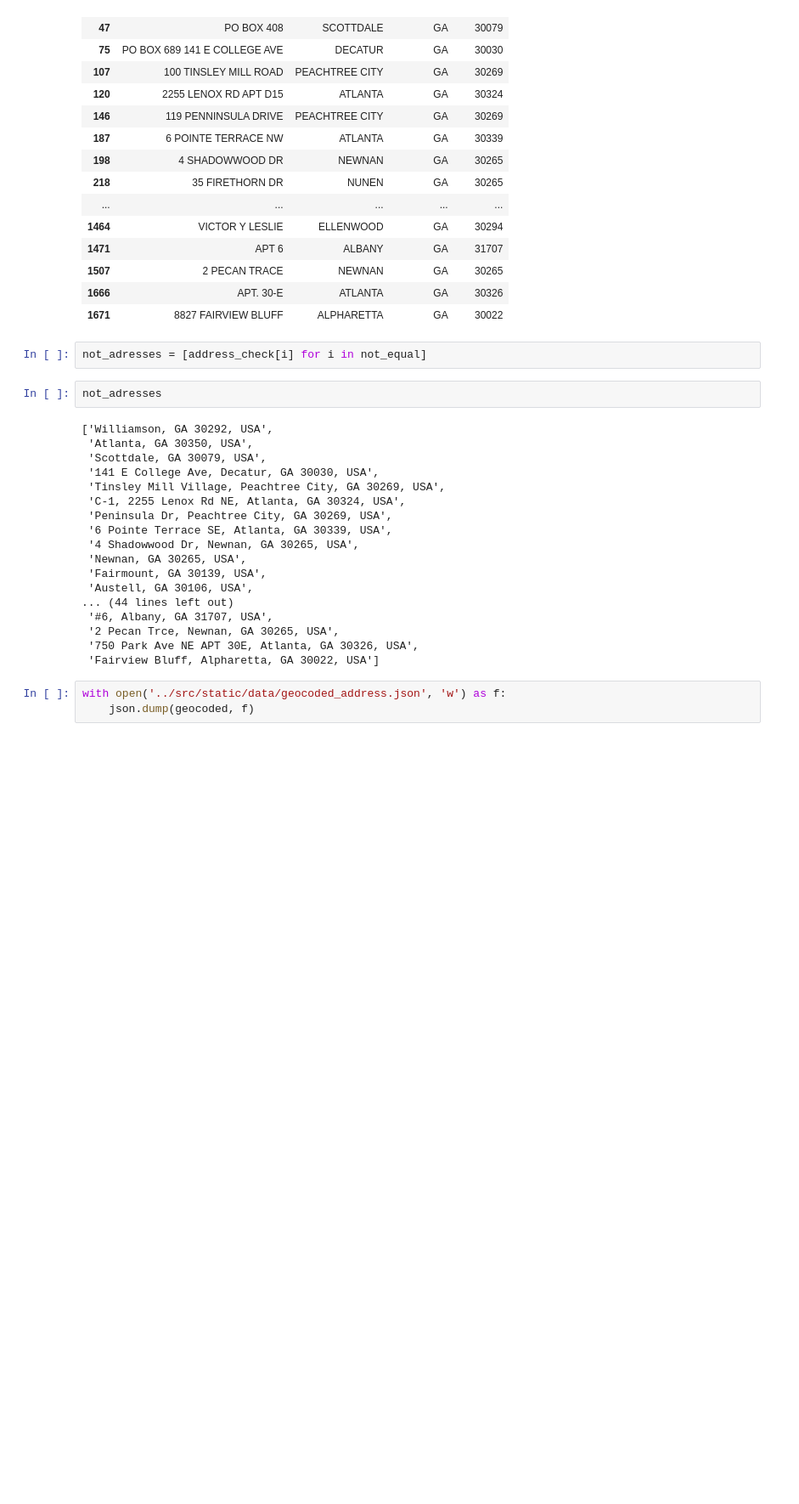
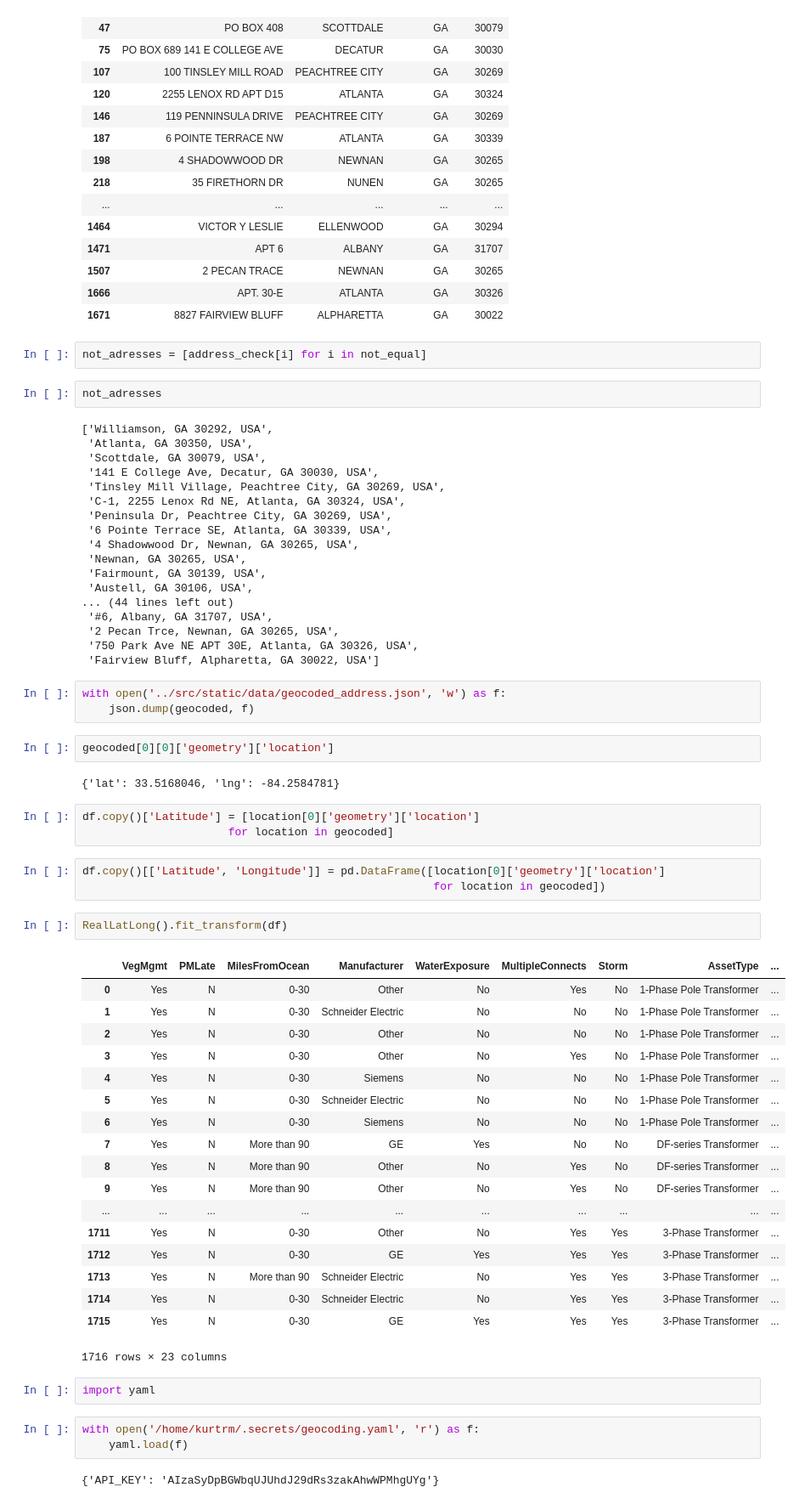
Before and after one commit to kurtrm/predicting_equipment_failure, a Jupyter notebook: notebooks/new_explore.ipynb, the cells around one changed output. Shown at 85% size. Drawn from its saved outputs; the diff is of its cells as text; blank space fills up the shorter version.

Commit message:
Made the new transformer and a geocode_data function.

```diff
--- a/notebooks/new_explore.ipynb
+++ b/notebooks/new_explore.ipynb
@@ -242,3 +213,41 @@ not_adresses
 # %%
 with open('../src/static/data/geocoded_address.json', 'w') as f:
     json.dump(geocoded, f)
+# %%
+geocoded[0][0]['geometry']['location']
+# %% [output]
+{'lat': 33.5168046, 'lng': -84.2584781}
+# %%
+df.copy()['Latitude'] = [location[0]['geometry']['location']
+                      for location in geocoded]
+# %%
+df.copy()[['Latitude', 'Longitude']] = pd.DataFrame([location[0]['geometry']['location']
+                                                     for location in geocoded])
+# %%
+RealLatLong().fit_transform(df)
+# %% [output]
+|  | VegMgmt | PMLate | MilesFromOcean | Manufacturer | WaterExposure | MultipleConnects | Storm | AssetType | ... |
+| 0 | Yes | N | 0-30 | Other | No | Yes | No | 1-Phase Pole Transformer | ... |
+| 1 | Yes | N | 0-30 | Schneider Electric | No | No | No | 1-Phase Pole Transformer | ... |
+| 2 | Yes | N | 0-30 | Other | No | No | No | 1-Phase Pole Transformer | ... |
+| 3 | Yes | N | 0-30 | Other | No | Yes | No | 1-Phase Pole Transformer | ... |
+| 4 | Yes | N | 0-30 | Siemens | No | No | No | 1-Phase Pole Transformer | ... |
+| 5 | Yes | N | 0-30 | Schneider Electric | No | No | No | 1-Phase Pole Transformer | ... |
+| 6 | Yes | N | 0-30 | Siemens | No | No | No | 1-Phase Pole Transformer | ... |
+| 7 | Yes | N | More than 90 | GE | Yes | No | No | DF-series Transformer | ... |
+| 8 | Yes | N | More than 90 | Other | No | Yes | No | DF-series Transformer | ... |
+| 9 | Yes | N | More than 90 | Other | No | Yes | No | DF-series Transformer | ... |
+| ... | ... | ... | ... | ... | ... | ... | ... | ... | ... |
+| 1711 | Yes | N | 0-30 | Other | No | Yes | Yes | 3-Phase Transformer | ... |
+| 1712 | Yes | N | 0-30 | GE | Yes | Yes | Yes | 3-Phase Transformer | ... |
+| 1713 | Yes | N | More than 90 | Schneider Electric | No | Yes | Yes | 3-Phase Transformer | ... |
+| 1714 | Yes | N | 0-30 | Schneider Electric | No | Yes | Yes | 3-Phase Transformer | ... |
+| 1715 | Yes | N | 0-30 | GE | Yes | Yes | Yes | 3-Phase Transformer | ... |
+1716 rows × 23 columns
+# %%
+import yaml
+# %%
+with open('/home/kurtrm/.secrets/geocoding.yaml', 'r') as f:
+    yaml.load(f)
+# %% [output]
+{'API_KEY': 'AIzaSyDpBGWbqUJUhdJ29dRs3zakAhwWPMhgUYg'}
```
Also changed, not shown: parts of 7 cells of this notebook, 1 other file.
